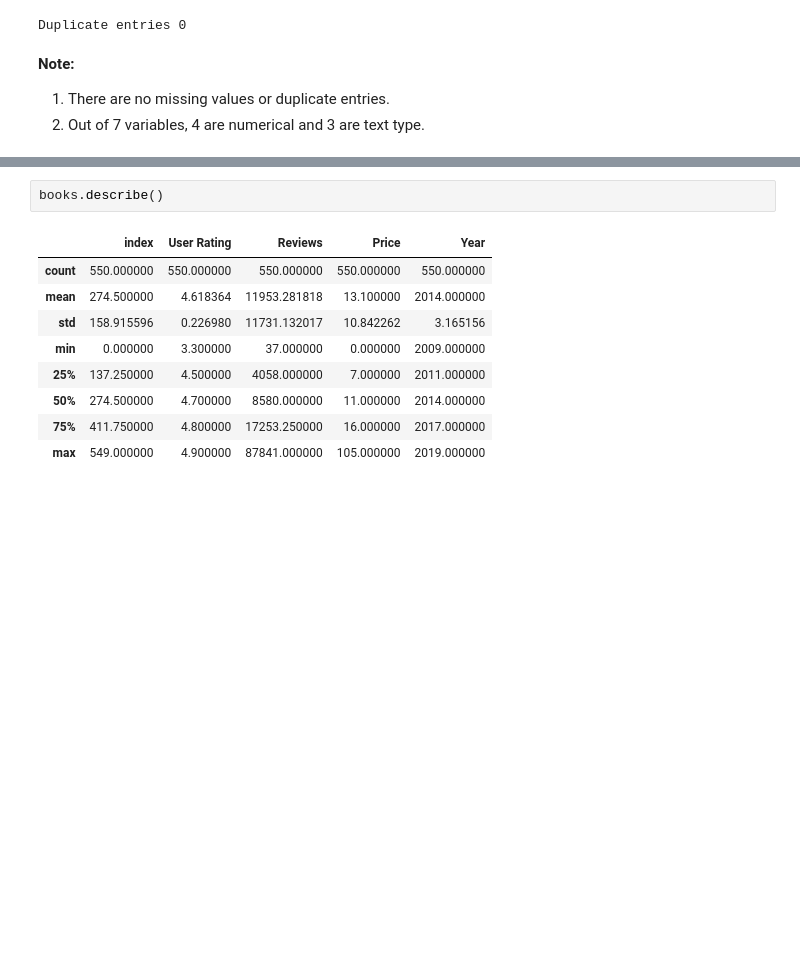
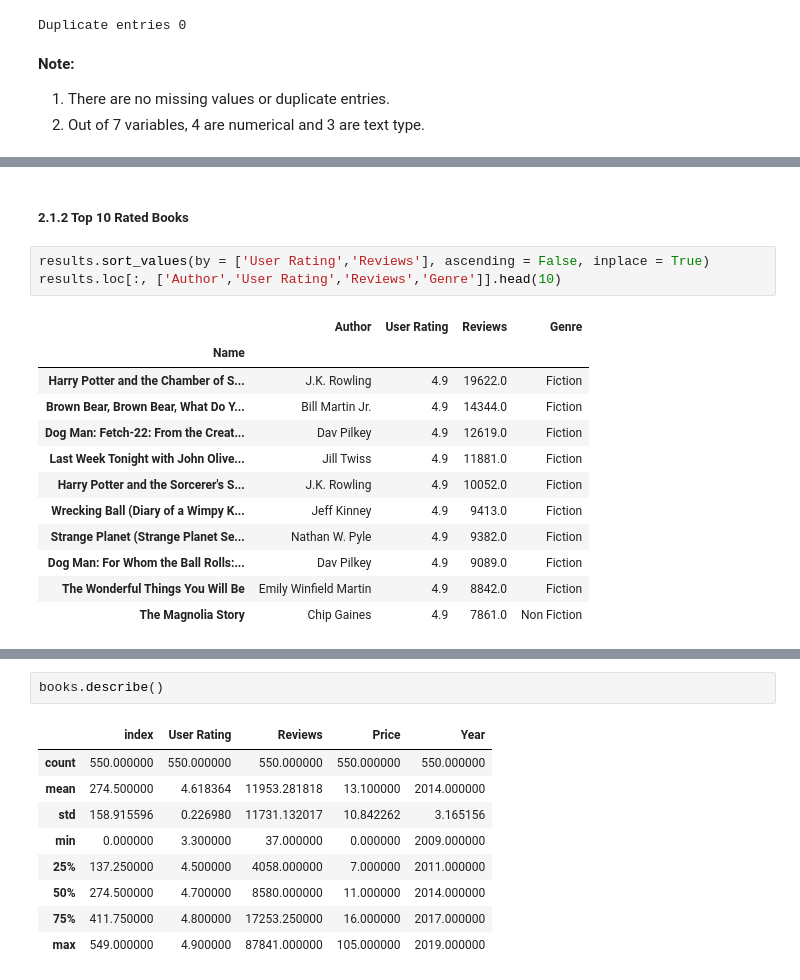
Before and after one commit to arnabd64/amazon-bestselling-books, a Jupyter notebook: amazon-best-seller-py.ipynb, the cells around one changed output, grey strips where cells are left out. Drawn from its saved outputs; the diff is of its cells as text; blank space fills up the shorter version.

```diff
--- a/amazon-best-seller-py.ipynb
+++ b/amazon-best-seller-py.ipynb
@@ -92,0 +114,18 @@ __Note:__
+# %% [markdown]
+##### 2.1.2 Top 10 Rated Books
+# %%
+results.sort_values(by = ['User Rating','Reviews'], ascending = False, inplace = True)
+results.loc[:, ['Author','User Rating','Reviews','Genre']].head(10)
+# %% [output]
+|  | Author | User Rating | Reviews | Genre |
+| Name |  |  |  |  |
+| Harry Potter and the Chamber of S... | J.K. Rowling | 4.9 | 19622.0 | Fiction |
+| Brown Bear, Brown Bear, What Do Y... | Bill Martin Jr. | 4.9 | 14344.0 | Fiction |
+| Dog Man: Fetch-22: From the Creat... | Dav Pilkey | 4.9 | 12619.0 | Fiction |
+| Last Week Tonight with John Olive... | Jill Twiss | 4.9 | 11881.0 | Fiction |
+| Harry Potter and the Sorcerer's S... | J.K. Rowling | 4.9 | 10052.0 | Fiction |
+| Wrecking Ball (Diary of a Wimpy K... | Jeff Kinney | 4.9 | 9413.0 | Fiction |
+| Strange Planet (Strange Planet Se... | Nathan W. Pyle | 4.9 | 9382.0 | Fiction |
+| Dog Man: For Whom the Ball Rolls:... | Dav Pilkey | 4.9 | 9089.0 | Fiction |
+| The Wonderful Things You Will Be | Emily Winfield Martin | 4.9 | 8842.0 | Fiction |
+| The Magnolia Story | Chip Gaines | 4.9 | 7861.0 | Non Fiction |
```
Also changed, not shown: parts of 15 cells of this notebook, 2 other files.
